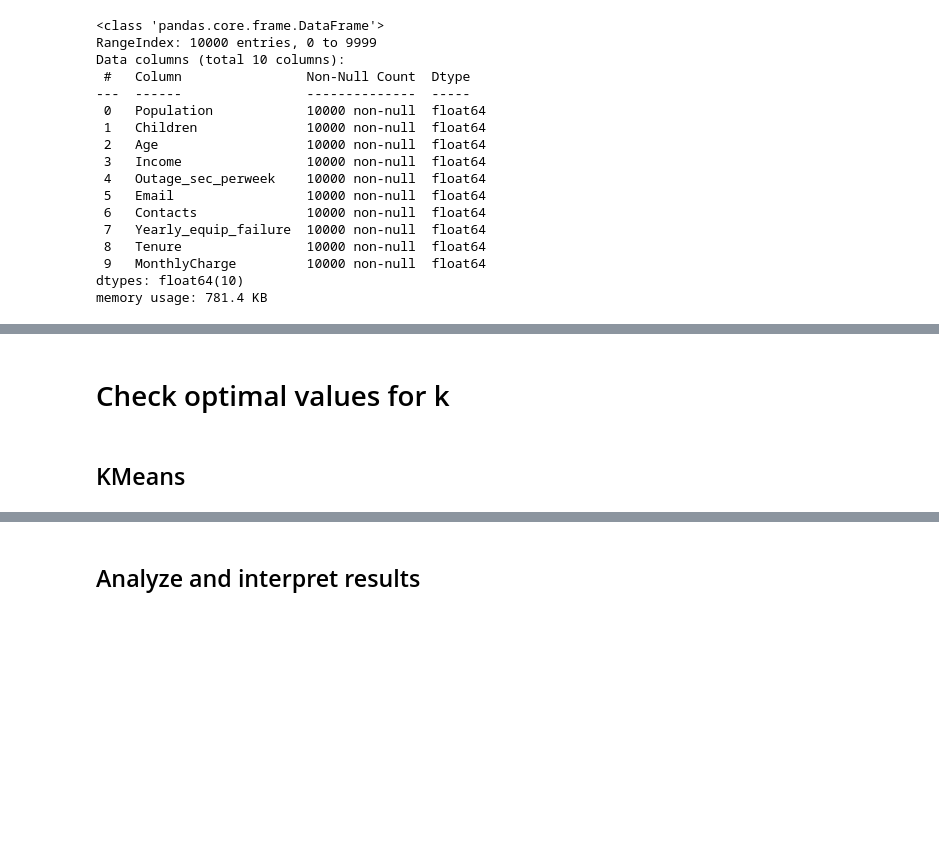
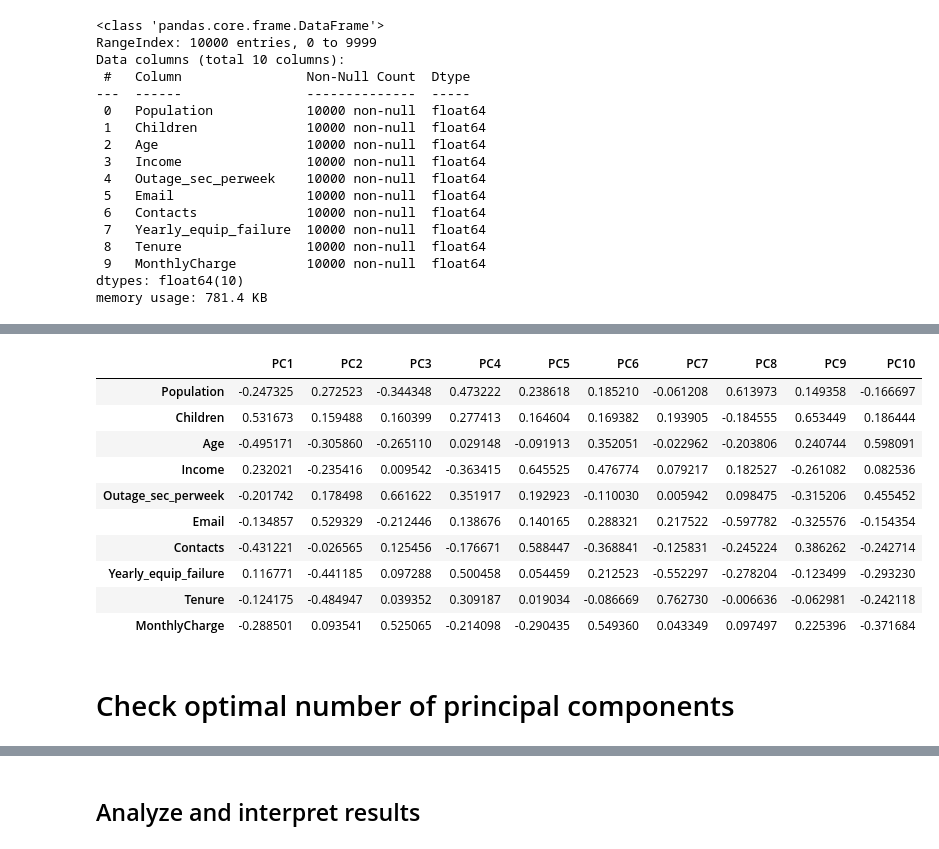
Before and after one commit to dayanaviana/WGU, a Jupyter notebook: D212-DataMiningII/__main__D212_2_PCA.ipynb, the cells around one changed output, grey strips where cells are left out. Saved outputs shown, nothing was run; the diff lists cells and outputs as text; code cells hidden in the pictures; blank space fills up the shorter version.

```diff
--- a/D212-DataMiningII/__main__D212_2_PCA.ipynb
+++ b/D212-DataMiningII/__main__D212_2_PCA.ipynb
@@ -192,2 +234,24 @@ plt.show()
+# %%
+# pca.components_ gives components as rows, the transpose gives the standard format:
+
+pca_matrix_df = pd.DataFrame(
+    pca.components_.T,
+    index=df_standardized.columns,
+    columns=[f"PC{i+1}" for i in range(len(df_standardized.columns))]
+)
+
+pca_matrix_df
+# %% [output]
+|  | PC1 | PC2 | PC3 | PC4 | PC5 | PC6 | PC7 | PC8 | PC9 | PC10 |
+| Population | -0.247325 | 0.272523 | -0.344348 | 0.473222 | 0.238618 | 0.185210 | -0.061208 | 0.613973 | 0.149358 | -0.166697 |
+| Children | 0.531673 | 0.159488 | 0.160399 | 0.277413 | 0.164604 | 0.169382 | 0.193905 | -0.184555 | 0.653449 | 0.186444 |
+| Age | -0.495171 | -0.305860 | -0.265110 | 0.029148 | -0.091913 | 0.352051 | -0.022962 | -0.203806 | 0.240744 | 0.598091 |
+| Income | 0.232021 | -0.235416 | 0.009542 | -0.363415 | 0.645525 | 0.476774 | 0.079217 | 0.182527 | -0.261082 | 0.082536 |
+| Outage_sec_perweek | -0.201742 | 0.178498 | 0.661622 | 0.351917 | 0.192923 | -0.110030 | 0.005942 | 0.098475 | -0.315206 | 0.455452 |
+| Email | -0.134857 | 0.529329 | -0.212446 | 0.138676 | 0.140165 | 0.288321 | 0.217522 | -0.597782 | -0.325576 | -0.154354 |
+| Contacts | -0.431221 | -0.026565 | 0.125456 | -0.176671 | 0.588447 | -0.368841 | -0.125831 | -0.245224 | 0.386262 | -0.242714 |
+| Yearly_equip_failure | 0.116771 | -0.441185 | 0.097288 | 0.500458 | 0.054459 | 0.212523 | -0.552297 | -0.278204 | -0.123499 | -0.293230 |
+| Tenure | -0.124175 | -0.484947 | 0.039352 | 0.309187 | 0.019034 | -0.086669 | 0.762730 | -0.006636 | -0.062981 | -0.242118 |
+| MonthlyCharge | -0.288501 | 0.093541 | 0.525065 | -0.214098 | -0.290435 | 0.549360 | 0.043349 | 0.097497 | 0.225396 | -0.371684 |
 # %% [markdown]
-# Check optimal values for k
+# Check optimal number of principal components
@@ -224,2 +257,0 @@ ax = ax.set(xlabel = 'Optimal Clusters Number (k)',
-# %% [markdown]
-## KMeans
```
Also changed, not shown: parts of 30 cells of this notebook.
